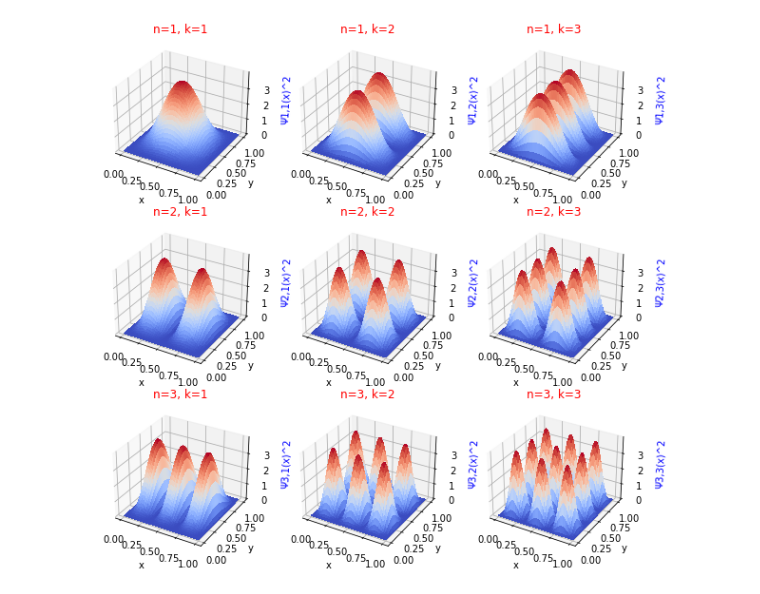
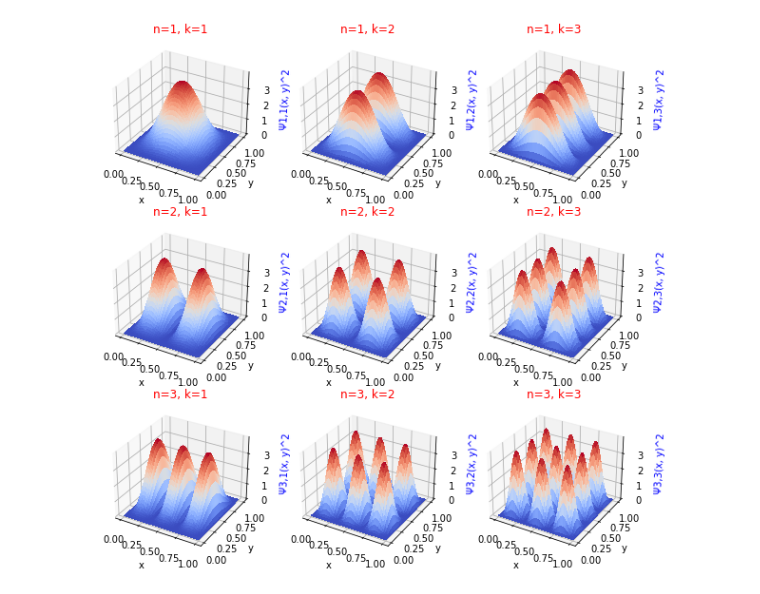
Before and after one commit to akey7/basic-quantum-models, a Jupyter notebook: notebooks/2d-particle-in-box.ipynb, the cells around one changed output. Cells and saved outputs as stored; diff of their text form; code cells hidden in the pictures.

```diff
--- a/notebooks/2d-particle-in-box.ipynb
+++ b/notebooks/2d-particle-in-box.ipynb
@@ -68,18 +68,18 @@ class ParticleInABox2d:
 # %%
 box_2d = ParticleInABox2d(mass=1.0, length=1.0)
 ns = [1, 2, 3]
 ks = [1, 2, 3]
 fig, axs = plt.subplots(nrows=len(ns), ncols=len(ks), figsize=(10, 10), subplot_kw={"projection": "3d"})
 
 for idx_n, n in enumerate(ns):
     for idx_k, k in enumerate(ks):
         xs, ys, zs = box_2d.sq_wavefunction(n, k)
         xs, ys = np.meshgrid(xs, ys)
         ax = axs[idx_n, idx_k]
         ax.set_title(f'n={n}, k={k}', color='r')
-        ax.set_zlabel(f'Ψ{n},{k}(x)^2', color='b')
+        ax.set_zlabel(f'Ψ{n},{k}(x, y)^2', color='b')
         ax.set_xlabel('x')
         ax.set_ylabel('y')
         ax.plot_surface(ys, xs, zs, cmap=cm.coolwarm, linewidth=0, antialiased=False)
 # %% [output]
-[figure, old version]
+[figure, new version]
```
